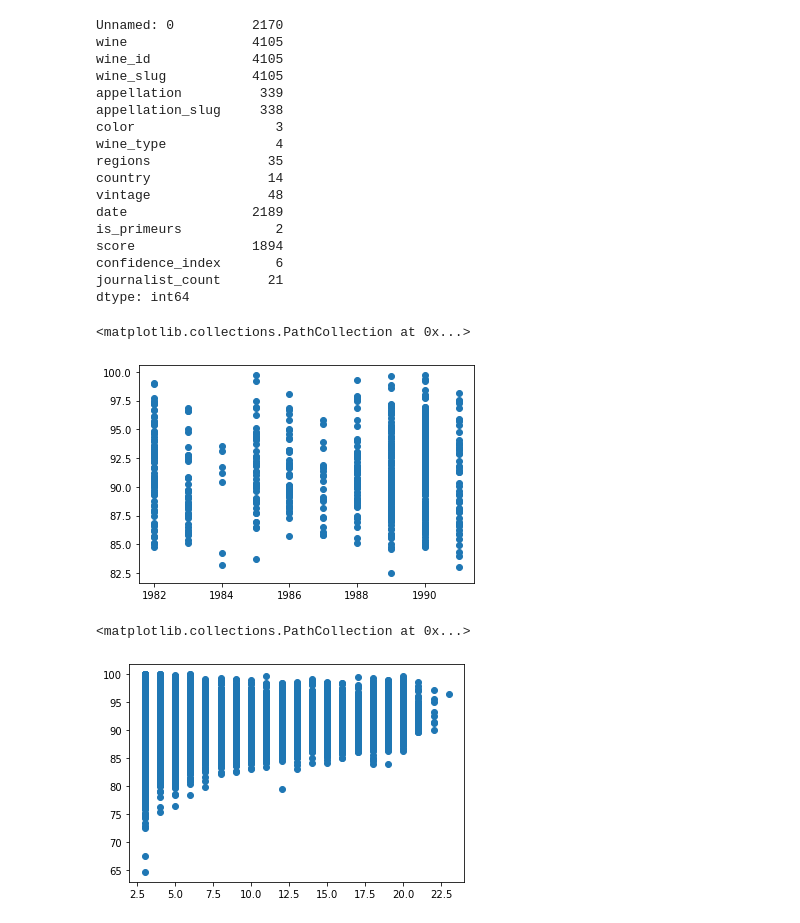
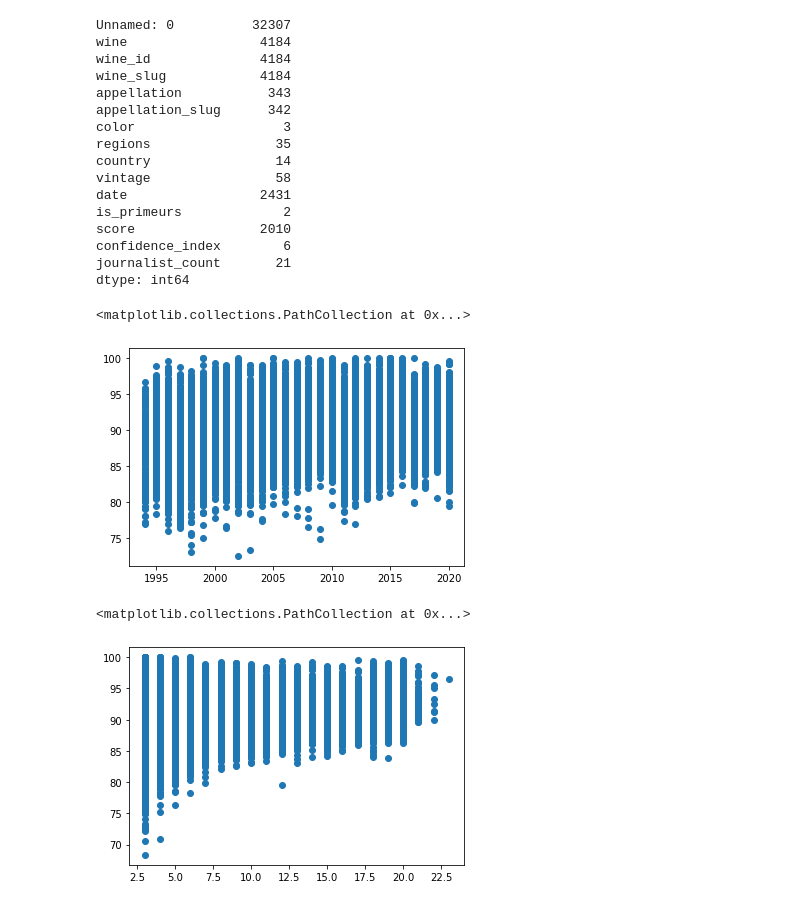
Before and after one commit to jwhite1987/Hakuna-Moscato, a Jupyter notebook: Cameron_GWS_API_ML.ipynb, the cells around one changed output. Drawn from its saved outputs; the diff is of its cells as text; code cells hidden in the pictures.

```diff
--- a/Cameron_GWS_API_ML.ipynb
+++ b/Cameron_GWS_API_ML.ipynb
@@ -9,3 +11,3 @@ from sklearn.ensemble import RandomForestClassifier
 # %%
-file_path = 'gws_cleaned_dataset.csv'
+file_path = '../Data/gws_cleaned_dataset.csv'
 df = pd.read_csv(file_path)
@@ -28,47 +34,46 @@ df
 # %%
 df.nunique()
 # %% [output]
-Unnamed: 0          2170
-wine                4105
-wine_id             4105
-wine_slug           4105
-appellation          339
-appellation_slug     338
-color                  3
-wine_type              4
-regions               35
-country               14
-vintage               48
-date                2189
-is_primeurs            2
-score               1894
-confidence_index       6
-journalist_count      21
+Unnamed: 0          32307
+wine                 4184
+wine_id              4184
+wine_slug            4184
+appellation           343
+appellation_slug      342
+color                   3
+regions                35
+country                14
+vintage                58
+date                 2431
+is_primeurs             2
+score                2010
+confidence_index        6
+journalist_count       21
 dtype: int64
 # %%
 # vintage_loc = df.loc[(df['vintage']>1955) & (df['vintage'] <1980)]
-vintage_loc = df.loc[(df['vintage']>1980) & (df['vintage'] <2000)]
+vintage_loc = df.loc[(df['vintage']>1985) & (df['vintage'] <2021)]
 # vintage_loc = df.loc[(df['vintage']>2000) & (df['vintage'] <2021)]
 
-score_loc = vintage_loc.loc[(vintage_loc['confidence_index'] == 'A+') | (vintage_loc['confidence_index'] == 'A') | (vintage_loc['confidence_index'] == 'B+') | (vintage_loc['confidence_index'] == 'B')]
+# score_loc = vintage_loc.loc[(vintage_loc['confidence_index'] == 'A+') | (vintage_loc['confidence_index'] == 'A') | (vintage_loc['confidence_index'] == 'B+') | (vintage_loc['confidence_index'] == 'B')]
 # score_loc
 # %%
-# X = vintage_loc['vintage']
-# Y = vintage_loc['score']
+X = vintage_loc['vintage']
+Y = vintage_loc['score']
 
-X = score_loc['vintage']
-Y = score_loc['score']
+# X = score_loc['vintage']
+# Y = score_loc['score']
 
 # Y = df['vintage']
 # X = df['score']
 plt.scatter(X, Y)
 # %% [output]
 <matplotlib.collections.PathCollection at 0x...>
-[figure, old version]
+[figure, new version]
 # %%
 Y_grade = df.score
 X_numGrade = df.journalist_count
 plt.scatter(X_numGrade, Y_grade)
 # %% [output]
 <matplotlib.collections.PathCollection at 0x...>
-[figure, old version]
+[figure, new version]
```
Also changed, not shown: parts of 38 cells of this notebook, 1 other file.
